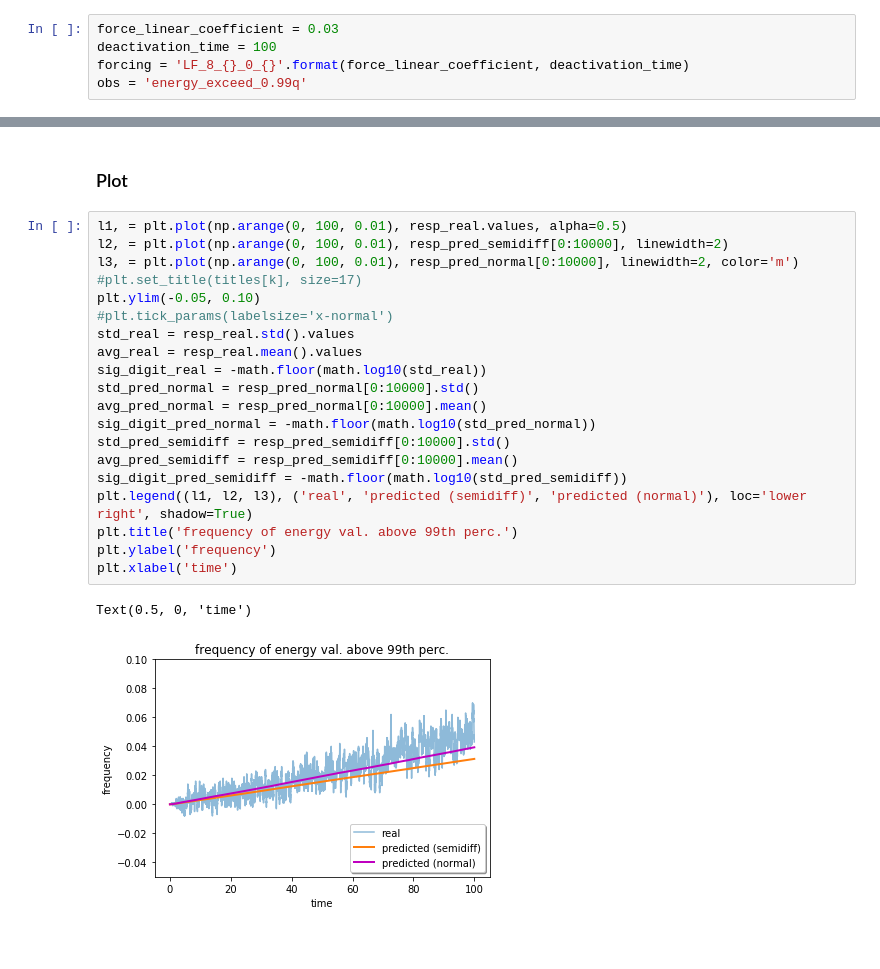
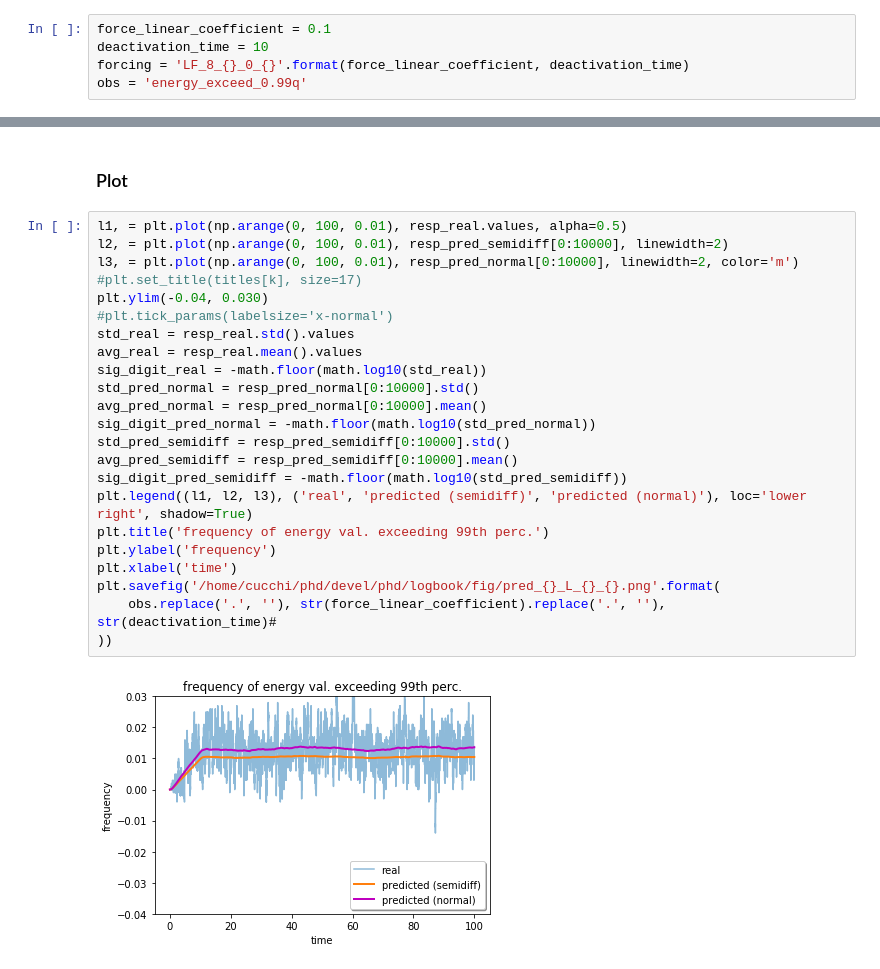
Before and after one commit to mcucchi9/exotic, a Jupyter notebook: notebooks/predictions_linear_plot.ipynb, the cells around one changed output, grey strips where cells are left out. Cells and saved outputs as stored; diff of their text form; blank space fills up the shorter version.

```diff
--- a/notebooks/predictions_linear_plot.ipynb
+++ b/notebooks/predictions_linear_plot.ipynb
@@ -114,8 +116,8 @@ plt.savefig('/home/cucchi/phd/devel/phd/logbook/fig/pred_bin_L_03_10.png')
 # %% [markdown]
 ## Single Plot
 # %%
-force_linear_coefficient = 0.03
-deactivation_time = 100
+force_linear_coefficient = 0.1
+deactivation_time = 10
 forcing = 'LF_8_{}_0_{}'.format(force_linear_coefficient, deactivation_time)
 obs = 'energy_exceed_0.99q'
 # %%
@@ -144,23 +146,25 @@ resp_pred_normal = analysis.compute_response(chi_normal , forcings.LinearForcing
 # %%
 l1, = plt.plot(np.arange(0, 100, 0.01), resp_real.values, alpha=0.5)
 l2, = plt.plot(np.arange(0, 100, 0.01), resp_pred_semidiff[0:10000], linewidth=2)
 l3, = plt.plot(np.arange(0, 100, 0.01), resp_pred_normal[0:10000], linewidth=2, color='m')
 #plt.set_title(titles[k], size=17)
-plt.ylim(-0.05, 0.10)
+plt.ylim(-0.04, 0.030)
 #plt.tick_params(labelsize='x-normal')
 std_real = resp_real.std().values
 avg_real = resp_real.mean().values
 sig_digit_real = -math.floor(math.log10(std_real))
 std_pred_normal = resp_pred_normal[0:10000].std()
 avg_pred_normal = resp_pred_normal[0:10000].mean()
 sig_digit_pred_normal = -math.floor(math.log10(std_pred_normal))
 std_pred_semidiff = resp_pred_semidiff[0:10000].std()
 avg_pred_semidiff = resp_pred_semidiff[0:10000].mean()
 sig_digit_pred_semidiff = -math.floor(math.log10(std_pred_semidiff))
 plt.legend((l1, l2, l3), ('real', 'predicted (semidiff)', 'predicted (normal)'), loc='lower right', shadow=True)
-plt.title('frequency of energy val. above 99th perc.')
+plt.title('frequency of energy val. exceeding 99th perc.')
 plt.ylabel('frequency')
 plt.xlabel('time')
+plt.savefig('/home/cucchi/phd/devel/phd/logbook/fig/pred_{}_L_{}_{}.png'.format(
+    obs.replace('.', ''), str(force_linear_coefficient).replace('.', ''), str(deactivation_time)#
+))
 # %% [output]
-Text(0.5, 0, 'time')
-[figure, old version]
+[figure, new version]
```
Also changed, not shown: parts of 12 cells of this notebook, 1 other file.
